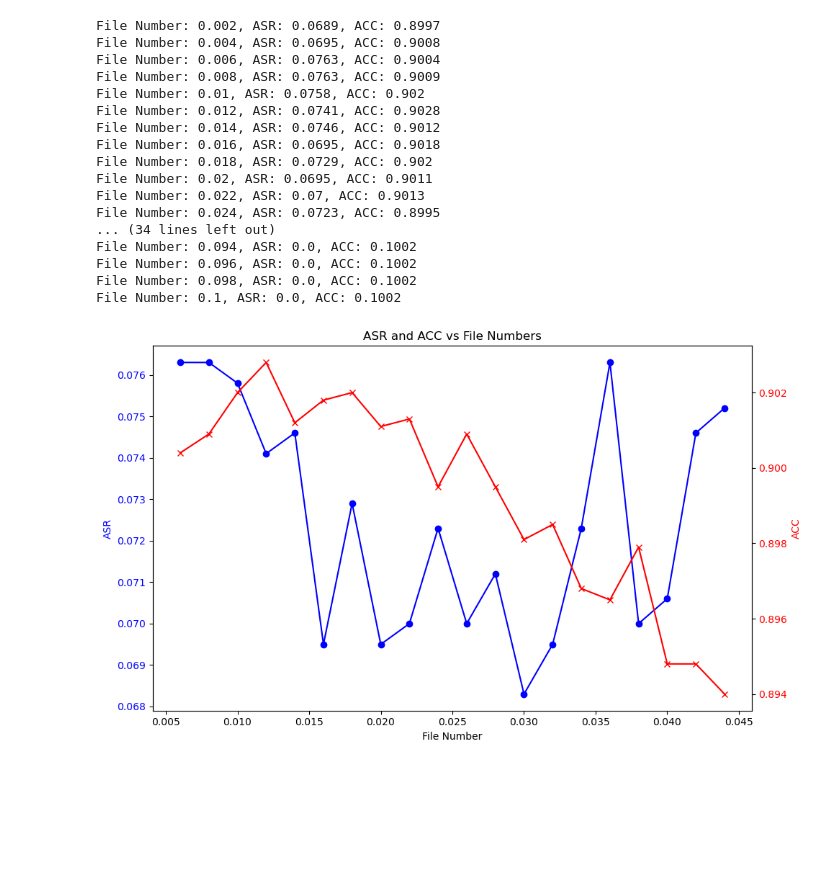
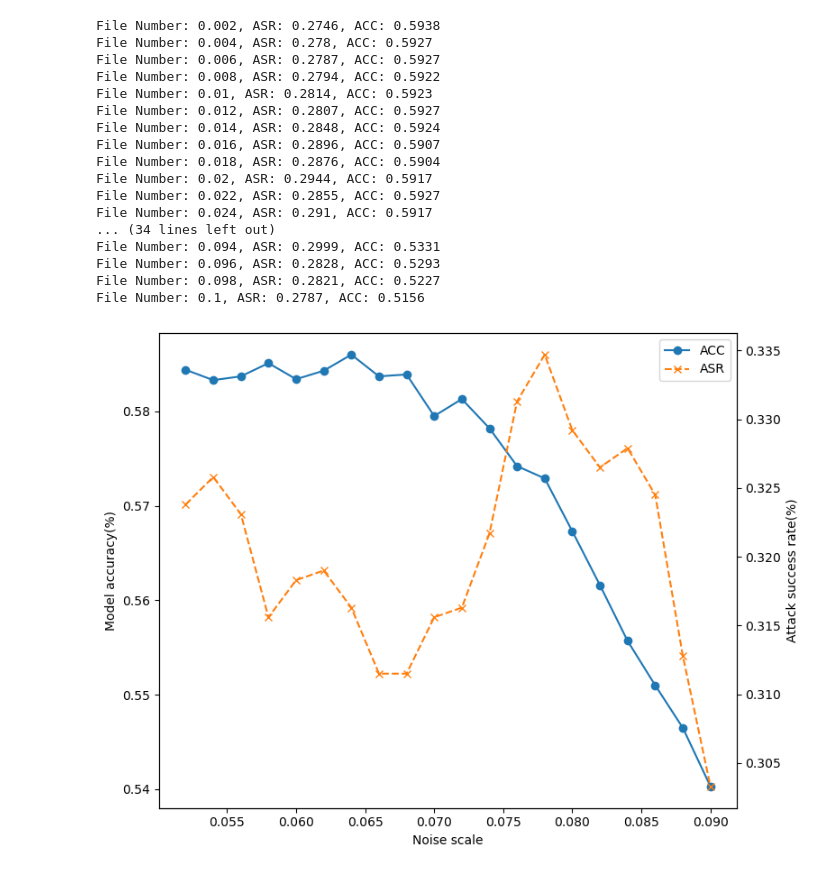
Before and after one commit to agamada/FLDefender, a Jupyter notebook: exp/exp2/FashionMNIST/test.ipynb, the cells around one changed output. Saved outputs shown, nothing was run; the diff lists cells and outputs as text; code cells hidden in the pictures; blank space fills up the shorter version.

```diff
--- a/exp/exp2/FashionMNIST/test.ipynb
+++ b/exp/exp2/FashionMNIST/test.ipynb
@@ -68,7 +9,7 @@ def extract_asr_acc_from_log(log_file):
     with open(log_file, 'r') as file:
         for line in file:
             # 查找是否为第100轮的相关信息
-            if 'Round number: 100' in line:
+            if 'Round number: 99' in line:
                 # 寻找asr和acc
                 for next_line in file:
                     if 'Attack Success Rate' in next_line:
@@ -113,55 +54,59 @@ sorted_asr, sorted_acc, file_numbers = process_logs_in_folder(folder_path)
 for i, file_num in enumerate(file_numbers):
     print(f"File Number: {file_num}, ASR: {sorted_asr[i]}, ACC: {sorted_acc[i]}")
 # %% [output]
-File Number: 0.002, ASR: 0.0689, ACC: 0.8997
-File Number: 0.004, ASR: 0.0695, ACC: 0.9008
-File Number: 0.006, ASR: 0.0763, ACC: 0.9004
-File Number: 0.008, ASR: 0.0763, ACC: 0.9009
-File Number: 0.01, ASR: 0.0758, ACC: 0.902
-File Number: 0.012, ASR: 0.0741, ACC: 0.9028
-File Number: 0.014, ASR: 0.0746, ACC: 0.9012
-File Number: 0.016, ASR: 0.0695, ACC: 0.9018
-File Number: 0.018, ASR: 0.0729, ACC: 0.902
-File Number: 0.02, ASR: 0.0695, ACC: 0.9011
-File Number: 0.022, ASR: 0.07, ACC: 0.9013
-File Number: 0.024, ASR: 0.0723, ACC: 0.8995
+File Number: 0.002, ASR: 0.2746, ACC: 0.5938
+File Number: 0.004, ASR: 0.278, ACC: 0.5927
+File Number: 0.006, ASR: 0.2787, ACC: 0.5927
+File Number: 0.008, ASR: 0.2794, ACC: 0.5922
+File Number: 0.01, ASR: 0.2814, ACC: 0.5923
+File Number: 0.012, ASR: 0.2807, ACC: 0.5927
+File Number: 0.014, ASR: 0.2848, ACC: 0.5924
+File Number: 0.016, ASR: 0.2896, ACC: 0.5907
+File Number: 0.018, ASR: 0.2876, ACC: 0.5904
+File Number: 0.02, ASR: 0.2944, ACC: 0.5917
+File Number: 0.022, ASR: 0.2855, ACC: 0.5927
+File Number: 0.024, ASR: 0.291, ACC: 0.5917
 ... (34 lines left out)
-File Number: 0.094, ASR: 0.0, ACC: 0.1002
-File Number: 0.096, ASR: 0.0, ACC: 0.1002
-File Number: 0.098, ASR: 0.0, ACC: 0.1002
-File Number: 0.1, ASR: 0.0, ACC: 0.1002
+File Number: 0.094, ASR: 0.2999, ACC: 0.5331
+File Number: 0.096, ASR: 0.2828, ACC: 0.5293
+File Number: 0.098, ASR: 0.2821, ACC: 0.5227
+File Number: 0.1, ASR: 0.2787, ACC: 0.5156
 # %%
-file_numbers, sorted_asr, sorted_acc = file_numbers[2:22:], sorted_asr[2:22:], sorted_acc[2:22:]
+file_numbers, sorted_asr, sorted_acc = file_numbers[25:45:], sorted_asr[25:45:], sorted_acc[25:45:]
 # %%
 import matplotlib.pyplot as plt
 
 def plot_asr_acc(file_numbers, sorted_asr, sorted_acc):
     """绘制asr和acc随文件数字变化的曲线图（双纵坐标）"""
+    # 获取默认颜色循环
+    colors = plt.cm.tab10.colors  # 默认的颜色循环（tab10色系）
+
     # 创建图形
-    fig, ax1 = plt.subplots(figsize=(10, 6))
+    fig, ax1 = plt.subplots(figsize=(8, 6))
 
-    # 绘制ASR曲线（左边纵坐标）
-    ax1.set_xlabel('File Number')
-    ax1.set_ylabel('ASR', color='b')
-    ax1.plot(file_numbers, sorted_asr, label="ASR", marker='o', color='b')
-    ax1.tick_params(axis='y', labelcolor='b')
+    # 绘制ACC曲线（左边纵坐标）
+    ax1.set_xlabel('Noise scale')
+    ax1.set_ylabel('Model accuracy(%)')  # ACC在左边纵坐标
+    acc_line, = ax1.plot(file_numbers, sorted_acc, label="ACC", linestyle='-', marker='o', color=colors[0])  # 使用默认的第一种颜色
+    ax1.tick_params(axis='y')
 
     # 创建右边的纵坐标轴
     ax2 = ax1.twinx()
-    ax2.set_ylabel('ACC', color='r')
-    ax2.plot(file_numbers, sorted_acc, label="ACC", marker='x', color='r')
-    ax2.tick_params(axis='y', labelcolor='r')
+    ax2.set_ylabel('Attack success rate(%)')  # ASR在右边纵坐标
+    asr_line, = ax2.plot(file_numbers, sorted_asr, label="ASR", linestyle='--', marker='x', color=colors[1])  # 使用默认的第二种颜色
+    ax2.tick_params(axis='y')
 
-    # 添加标题和标签
-    plt.title('ASR and ACC vs File Numbers')
+    # 将两个图例放在同一个框里，并放到右上角
+    ax1.legend(handles=[acc_line, asr_line], loc='upper right', fontsize=10, bbox_to_anchor=(1, 1))
+
+    plt.savefig('plot_asr_acc.pdf', format='pdf')
 
     # 显示图形
     fig.tight_layout()
     plt.show()
 
-
-
-# 绘制ASR和ACC的曲线图
+# 假设file_numbers, sorted_asr, sorted_acc是已经定义的变量
+# 调用绘图函数
 plot_asr_acc(file_numbers, sorted_asr, sorted_acc)
 # %% [output]
-[figure, old version]
+[figure, new version]
```
Also changed, not shown: parts of 1 cell of this notebook, 34 other files.
